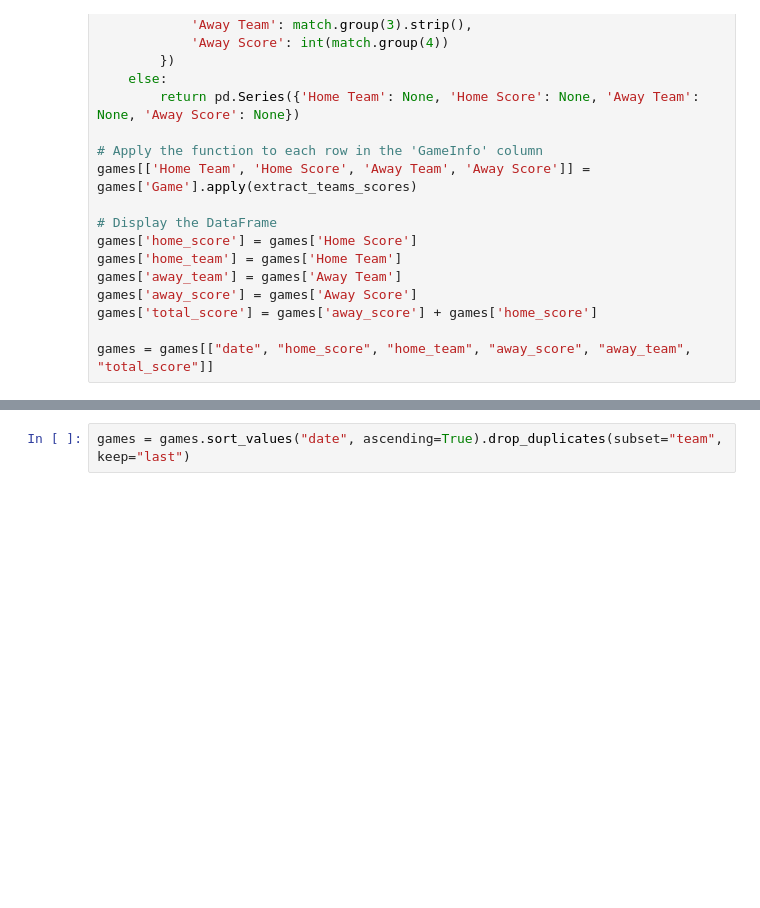
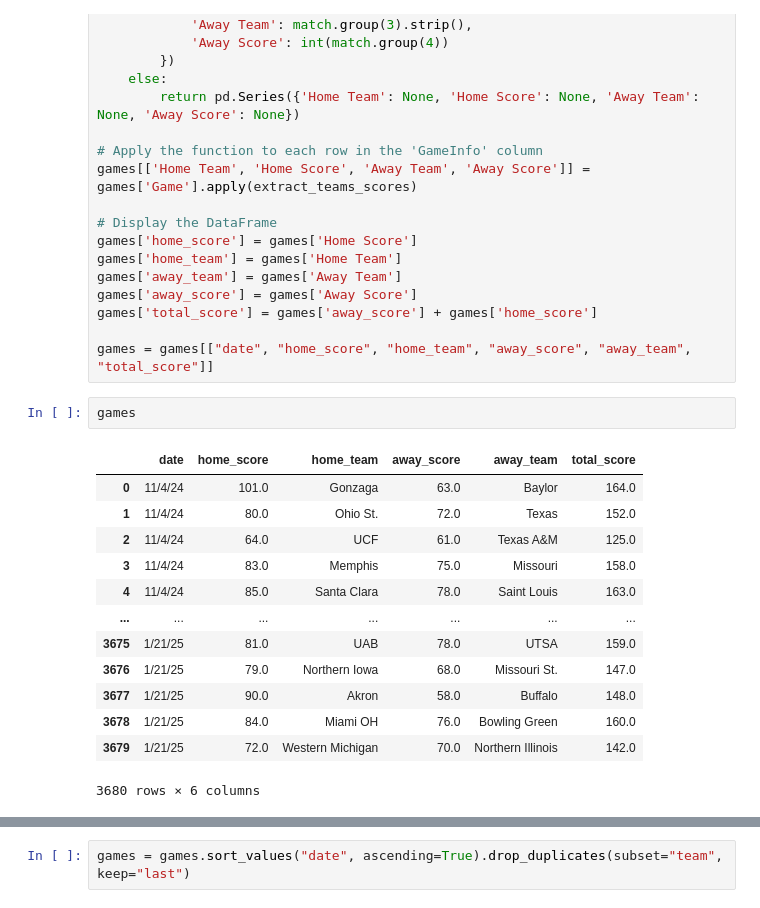
Before and after one commit to dimmittnick/march_madness, a Jupyter notebook: colorcapping/daily-predict.ipynb, the cells around one changed output, grey strips where cells are left out. Saved outputs shown, nothing was run; the diff lists cells and outputs as text; blank space fills up the shorter version.

```diff
--- a/colorcapping/daily-predict.ipynb
+++ b/colorcapping/daily-predict.ipynb
@@ -37,6 +40,22 @@ games['away_score'] = games['Away Score']
 games['total_score'] = games['away_score'] + games['home_score']
 
 games = games[["date", "home_score", "home_team", "away_score", "away_team", "total_score"]]
+# %%
+games
+# %% [output]
+|  | date | home_score | home_team | away_score | away_team | total_score |
+| 0 | 11/4/24 | 101.0 | Gonzaga | 63.0 | Baylor | 164.0 |
+| 1 | 11/4/24 | 80.0 | Ohio St. | 72.0 | Texas | 152.0 |
+| 2 | 11/4/24 | 64.0 | UCF | 61.0 | Texas A&M | 125.0 |
+| 3 | 11/4/24 | 83.0 | Memphis | 75.0 | Missouri | 158.0 |
+| 4 | 11/4/24 | 85.0 | Santa Clara | 78.0 | Saint Louis | 163.0 |
+| ... | ... | ... | ... | ... | ... | ... |
+| 3675 | 1/21/25 | 81.0 | UAB | 78.0 | UTSA | 159.0 |
+| 3676 | 1/21/25 | 79.0 | Northern Iowa | 68.0 | Missouri St. | 147.0 |
+| 3677 | 1/21/25 | 90.0 | Akron | 58.0 | Buffalo | 148.0 |
+| 3678 | 1/21/25 | 84.0 | Miami OH | 76.0 | Bowling Green | 160.0 |
+| 3679 | 1/21/25 | 72.0 | Western Michigan | 70.0 | Northern Illinois | 142.0 |
+3680 rows × 6 columns
 # %%
 teams['date'] = pd.to_datetime(teams['date'])
 
```
Also changed, not shown: parts of 9 cells of this notebook, 15 other files.
